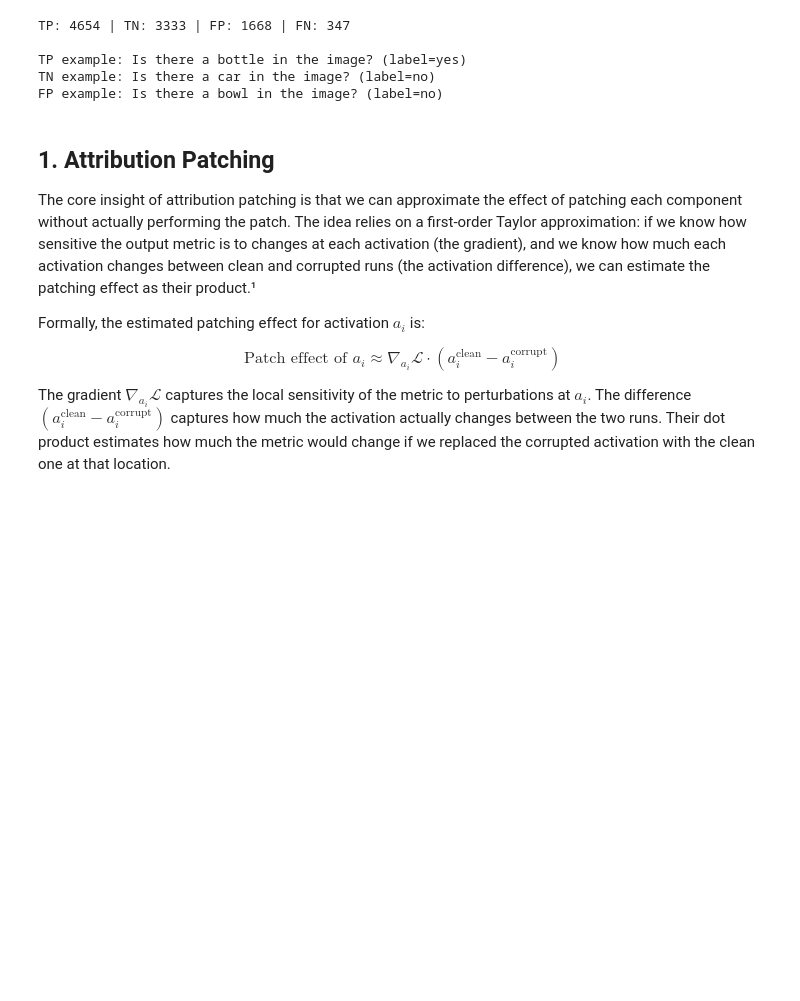
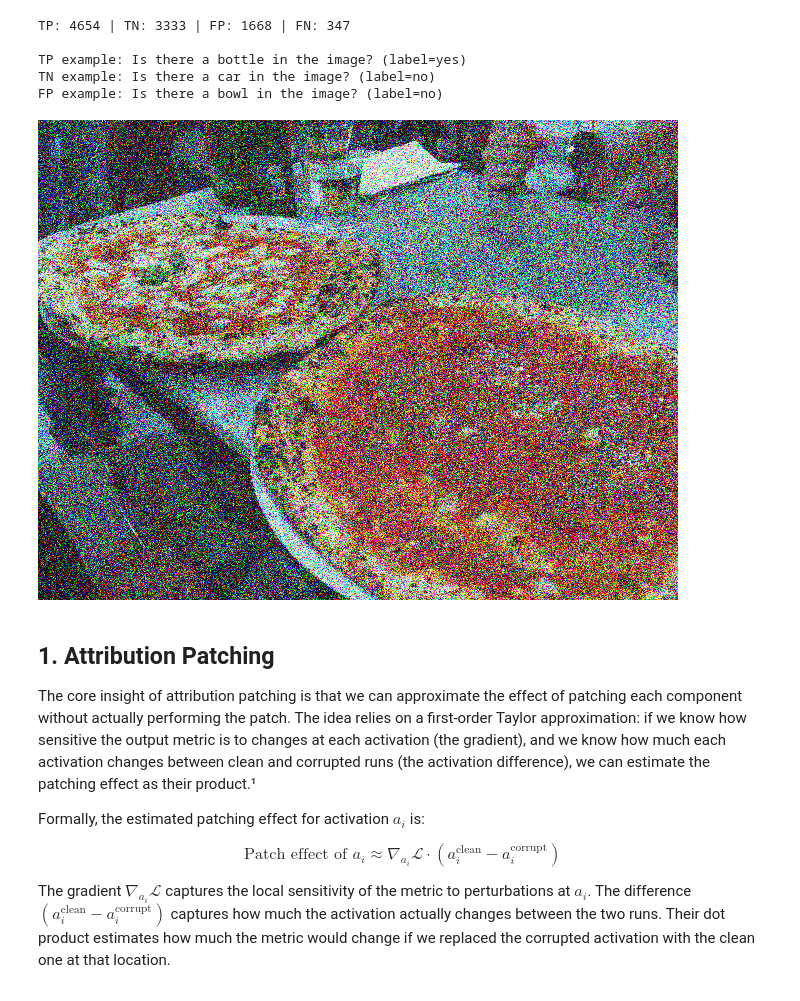
Before and after one commit to quan-0811/vlm-causality, a Jupyter notebook: patching/circuit_discovery.ipynb, the cells around one changed output. Drawn from its saved outputs; the diff is of its cells as text; code cells hidden in the pictures; blank space fills up the shorter version.

```diff
--- a/patching/circuit_discovery.ipynb
+++ b/patching/circuit_discovery.ipynb
@@ -234,6 +234,13 @@ TP: 4654 | TN: 3333 | FP: 1668 | FN: 347
 TP example: Is there a bottle in the image? (label=yes)
 TN example: Is there a car in the image? (label=no)
 FP example: Is there a bowl in the image? (label=no)
+# %%
+tp_img = Image.open(IMAGE_ROOT / tp_example["image"]).convert("RGB")
+noised_tp_img = add_gaussian_noise(tp_img, std=100)
+
+noised_tp_img
+# %% [output]
+[figure, added]
 # %% [markdown]
 ## 1. Attribution Patching
 
```
Also changed, not shown: parts of 15 cells of this notebook.
